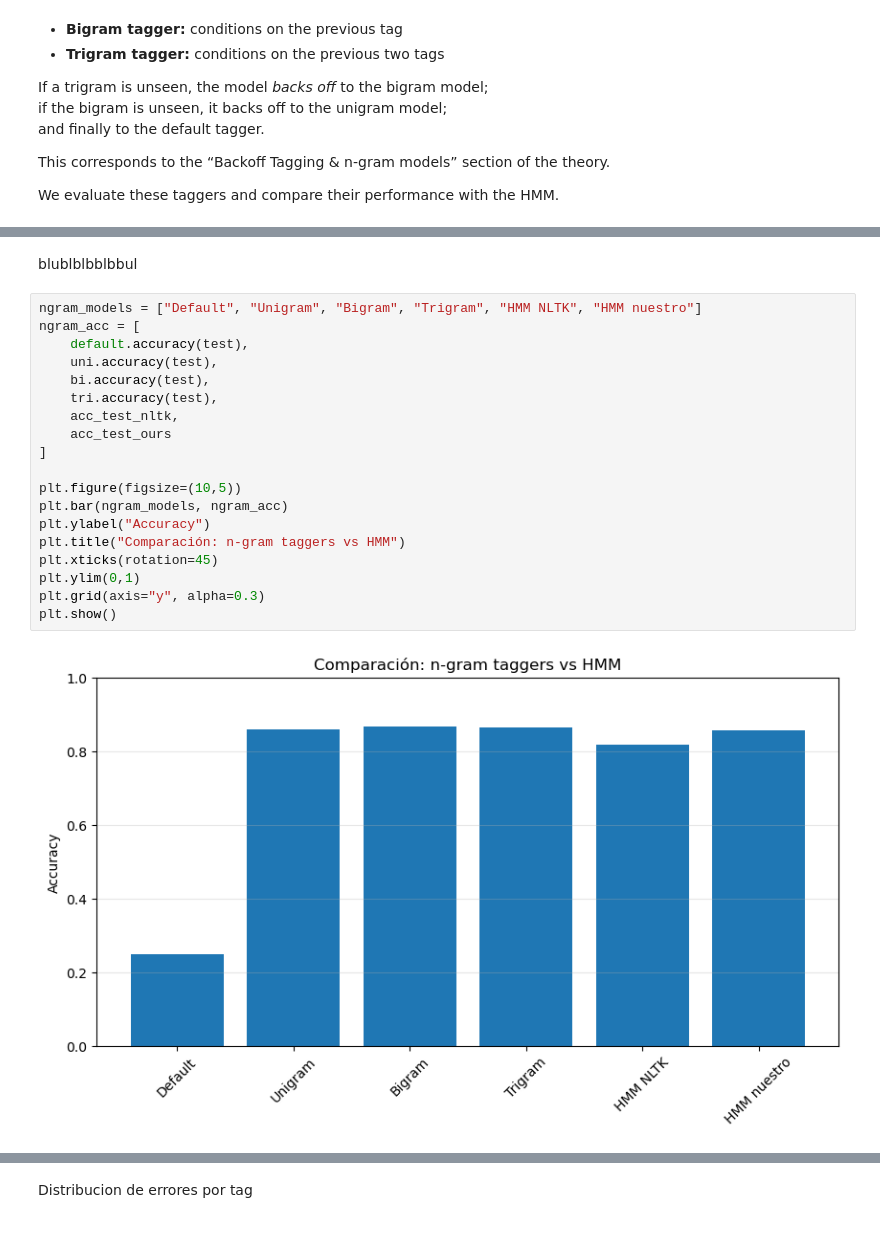
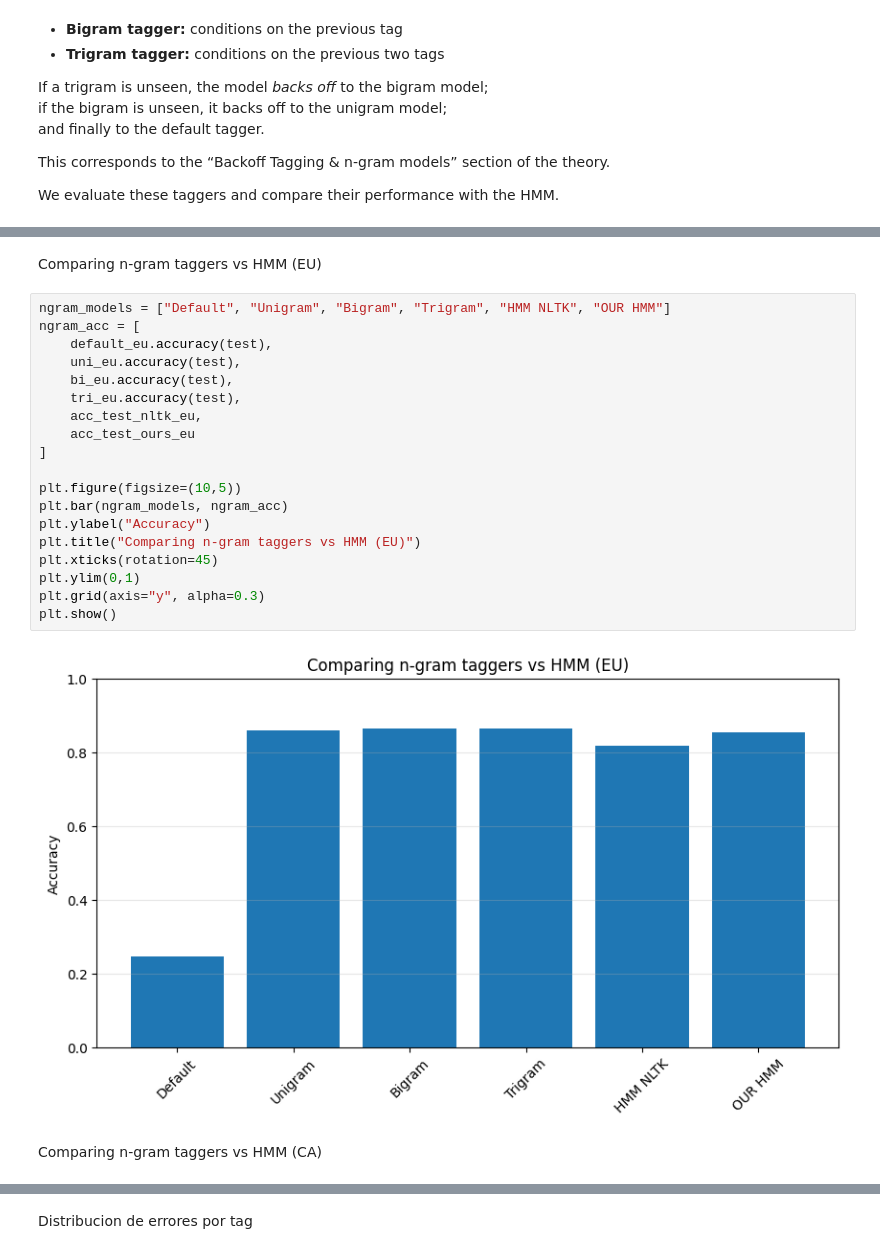
Before and after one commit to B-Alkain/Syntax_Project, a Jupyter notebook: POS_Tagger.ipynb, the cells around one changed output, grey strips where cells are left out. Cells and saved outputs as stored; diff of their text form.

```diff
--- a/POS_Tagger.ipynb
+++ b/POS_Tagger.ipynb
@@ -389,25 +381,27 @@ Unigram acc CA: 0.9207427461010812
 Bigram acc CA: 0.9347107575279443
 Trigram acc CA: 0.9353086747828397
 # %% [markdown]
-blublblbblbbul
+Comparing n-gram taggers vs HMM (EU)
 # %%
-ngram_models = ["Default", "Unigram", "Bigram", "Trigram", "HMM NLTK", "HMM nuestro"]
+ngram_models = ["Default", "Unigram", "Bigram", "Trigram", "HMM NLTK", "OUR HMM"]
 ngram_acc = [
-    default.accuracy(test),
-    uni.accuracy(test),
-    bi.accuracy(test),
-    tri.accuracy(test),
-    acc_test_nltk,
-    acc_test_ours
+    default_eu.accuracy(test),
+    uni_eu.accuracy(test),
+    bi_eu.accuracy(test),
+    tri_eu.accuracy(test),
+    acc_test_nltk_eu,
+    acc_test_ours_eu
 ]
 
 plt.figure(figsize=(10,5))
 plt.bar(ngram_models, ngram_acc)
 plt.ylabel("Accuracy")
-plt.title("Comparación: n-gram taggers vs HMM")
+plt.title("Comparing n-gram taggers vs HMM (EU)")
 plt.xticks(rotation=45)
 plt.ylim(0,1)
 plt.grid(axis="y", alpha=0.3)
 plt.show()
 # %% [output]
-[figure, old version]
+[figure, new version]
+# %% [markdown]
+Comparing n-gram taggers vs HMM (CA)
```
Also changed, not shown: parts of 20 cells of this notebook.
